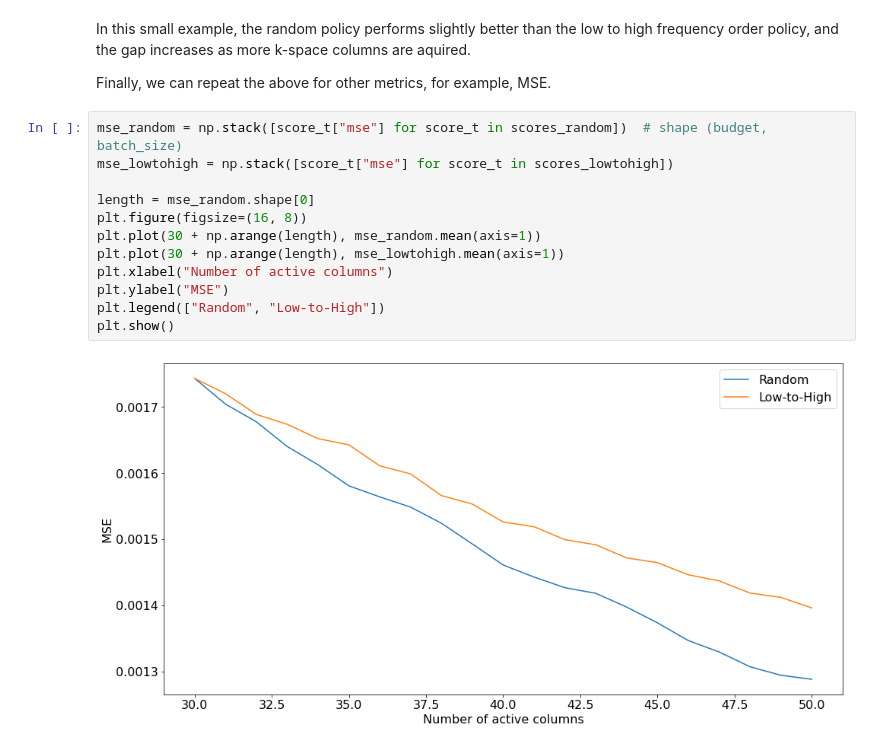
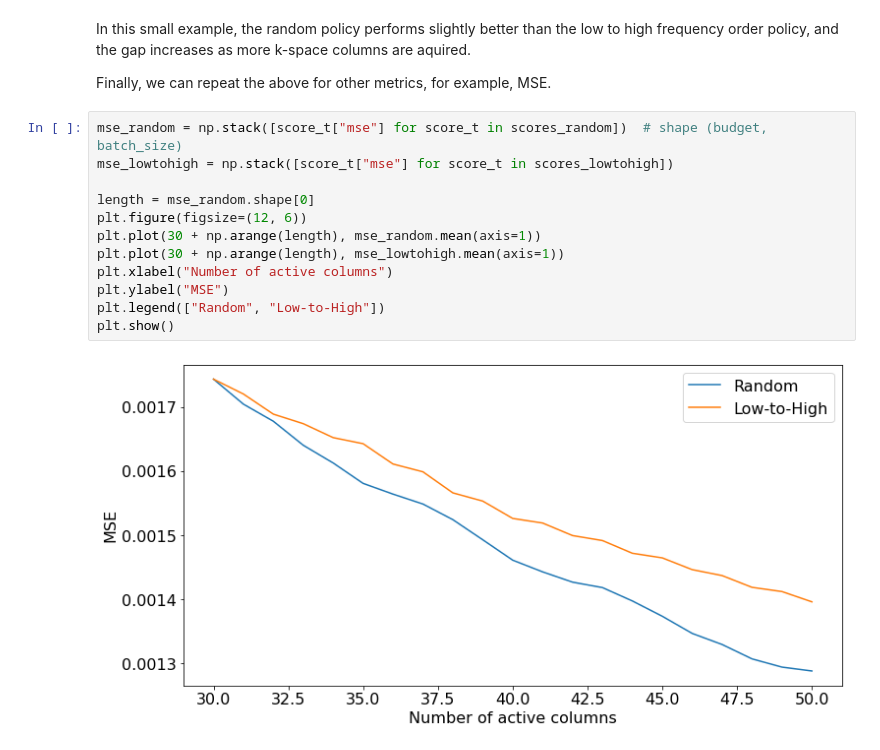
Before and after one commit to facebookresearch/active-mri-acquisition, a Jupyter notebook: docs/notebooks/miccai_example.ipynb, the cells around one changed output. Cells and saved outputs as stored; diff of their text form.

```diff
--- a/docs/notebooks/miccai_example.ipynb
+++ b/docs/notebooks/miccai_example.ipynb
@@ -195,14 +195,14 @@ Finally, we can repeat the above for other metrics, for example, MSE.
 # %%
 mse_random = np.stack([score_t["mse"] for score_t in scores_random])  # shape (budget, batch_size)
 mse_lowtohigh = np.stack([score_t["mse"] for score_t in scores_lowtohigh])
 
 length = mse_random.shape[0]
-plt.figure(figsize=(16, 8))
+plt.figure(figsize=(12, 6))
 plt.plot(30 + np.arange(length), mse_random.mean(axis=1))
 plt.plot(30 + np.arange(length), mse_lowtohigh.mean(axis=1))
 plt.xlabel("Number of active columns")
 plt.ylabel("MSE")
 plt.legend(["Random", "Low-to-High"])
 plt.show()
 # %% [output]
-[figure, old version]
+[figure, new version]
```
Also changed, not shown: parts of 6 cells of this notebook, 5 other files.
